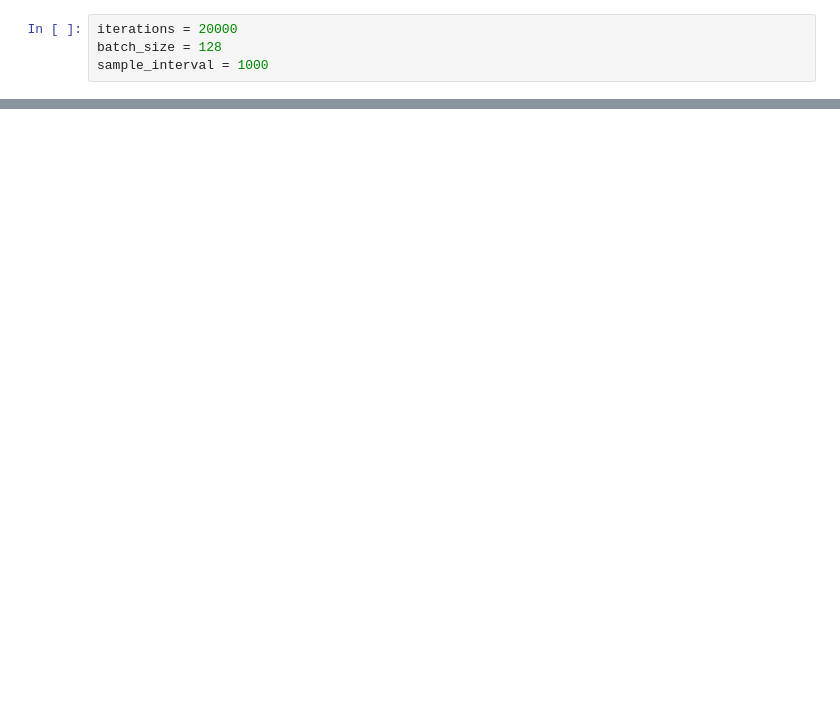
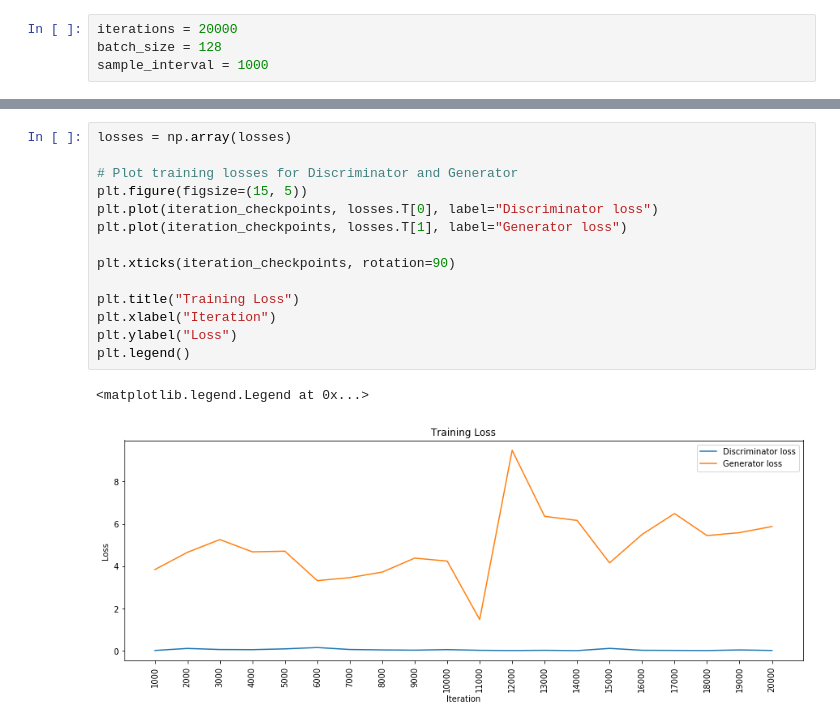
Before and after one commit to RobStelling/GANs, a Jupyter notebook: DCGAN.ipynb, the cells around one changed output, grey strips where cells are left out. Cells and saved outputs as stored; diff of their text form; blank space fills up the shorter version.

Commit message:
Correct typos, full results, include graphs

```diff
--- a/DCGAN.ipynb
+++ b/DCGAN.ipynb
@@ -152,0 +222,17 @@ train(iterations, batch_size, sample_interval)
+# %%
+losses = np.array(losses)
+
+# Plot training losses for Discriminator and Generator
+plt.figure(figsize=(15, 5))
+plt.plot(iteration_checkpoints, losses.T[0], label="Discriminator loss")
+plt.plot(iteration_checkpoints, losses.T[1], label="Generator loss")
+
+plt.xticks(iteration_checkpoints, rotation=90)
+
+plt.title("Training Loss")
+plt.xlabel("Iteration")
+plt.ylabel("Loss")
+plt.legend()
+# %% [output]
+<matplotlib.legend.Legend at 0x...>
+[figure, added]
```
Also changed, not shown: parts of 17 cells of this notebook.
